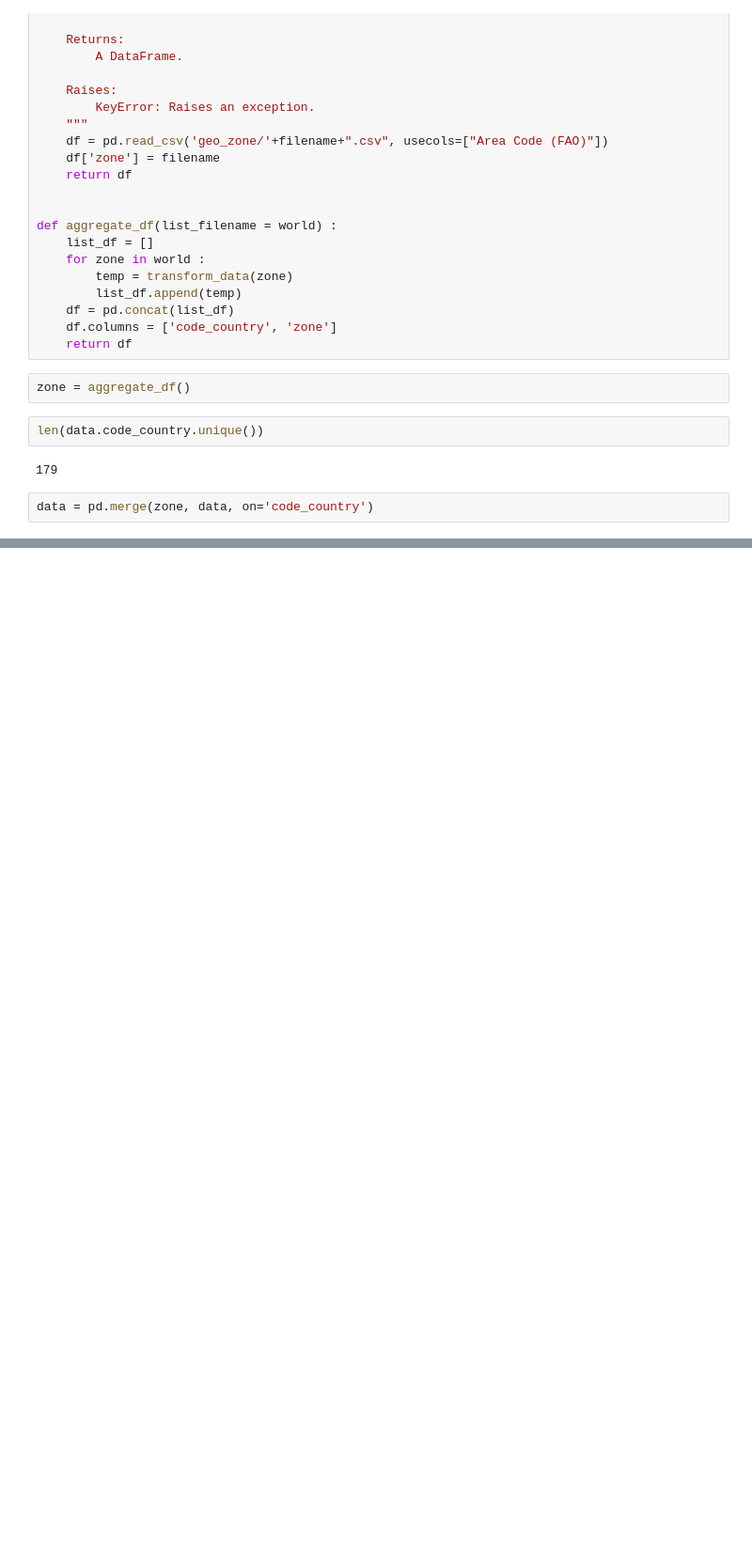
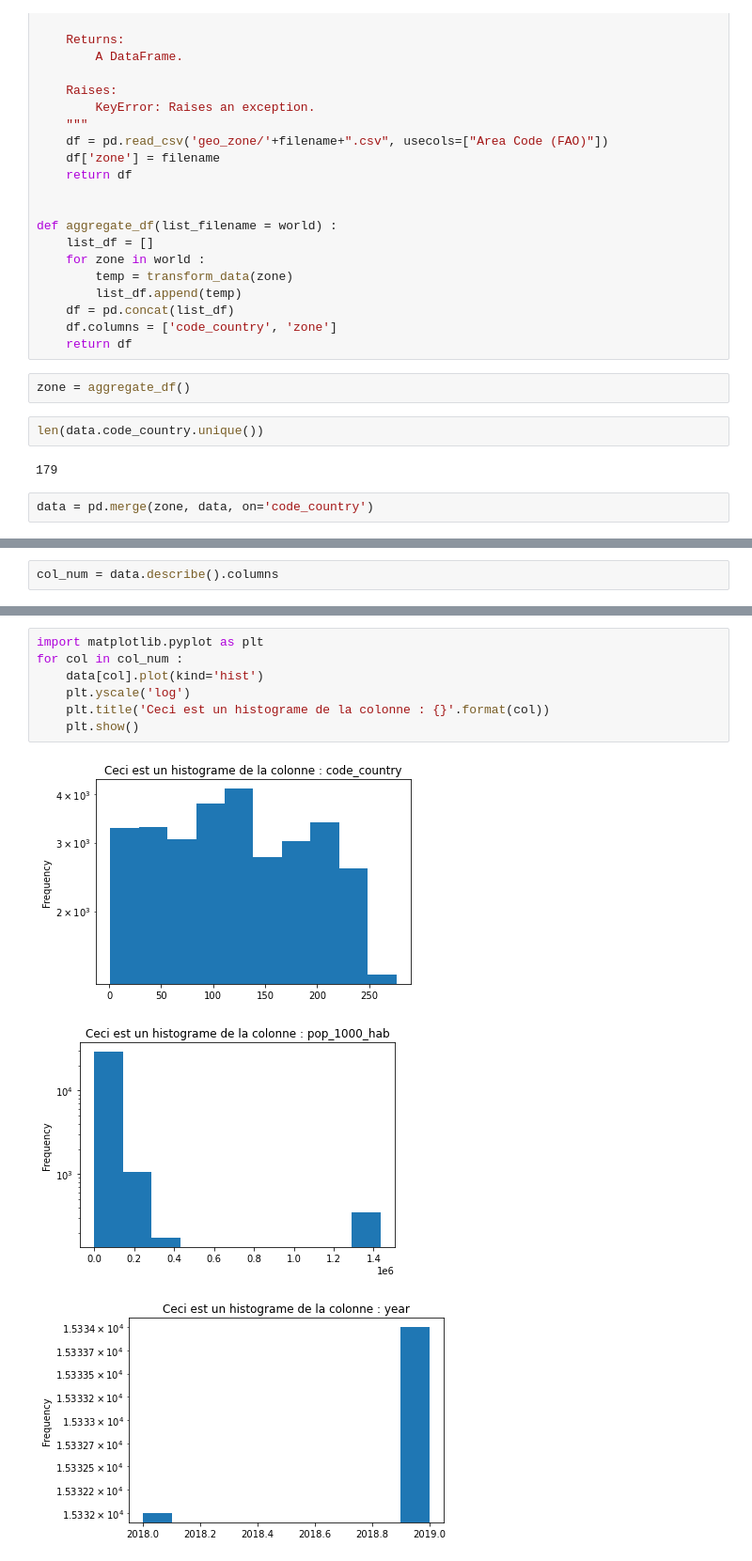
Before and after one commit to jeremy-vangansberg/pandas-project, a Jupyter notebook: fao project/correction.ipynb, the cells around one changed output, grey strips where cells are left out. Shown at 94% size. Cells and saved outputs as stored; diff of their text form; blank space fills up the shorter version.

```diff
--- a/fao project/correction.ipynb
+++ b/fao project/correction.ipynb
@@ -327,0 +345,2 @@ data.head()
+# %%
+col_num = data.describe().columns
@@ -327,0 +359,11 @@ data.head()
+# %%
+import matplotlib.pyplot as plt
+for col in col_num :
+    data[col].plot(kind='hist')
+    plt.yscale('log')
+    plt.title('Ceci est un histograme de la colonne : {}'.format(col))
+    plt.show()
+# %% [output]
+[figure, added]
+[figure, added]
+[figure, added]
```
Also changed, not shown: parts of 91 cells of this notebook, 13 other files.
